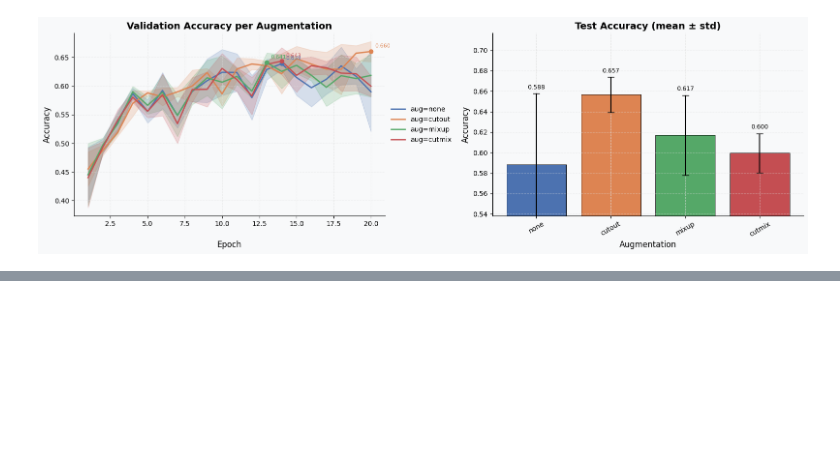
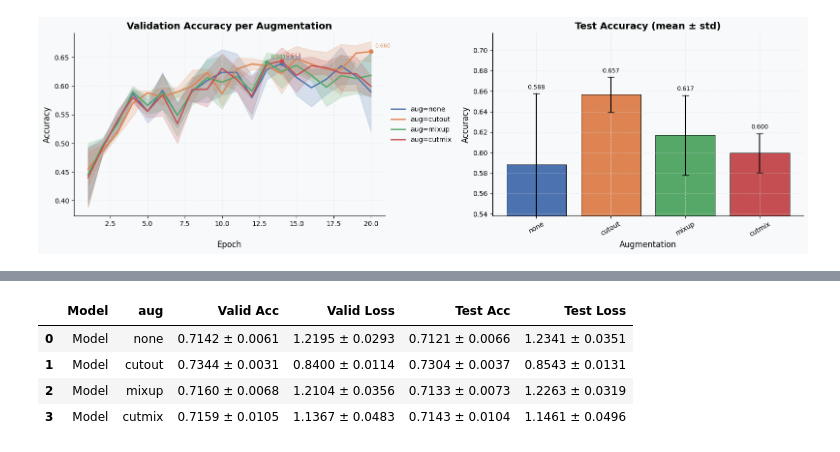
Before and after one commit to nadias03/image-classification-with-CNNs, a Jupyter notebook: experiments/data_augmentation/advanced_data_augmentation.ipynb, the cells around one changed output, grey strips where cells are left out. Cells and saved outputs as stored; diff of their text form; code cells hidden in the pictures; blank space fills up the shorter version.

```diff
--- a/experiments/data_augmentation/advanced_data_augmentation.ipynb
+++ b/experiments/data_augmentation/advanced_data_augmentation.ipynb
@@ -230,0 +284,8 @@ save_results(baseline_adv_aug_results, "aug_results_baseline")
+# %%
+print_summary_table(alexnet_adv_aug_df, hyperparameter="aug")
+# %% [output]
+|  | Model | aug | Valid Acc | Valid Loss | Test Acc | Test Loss |
+| 0 | Model | none | 0.7142 ± 0.0061 | 1.2195 ± 0.0293 | 0.7121 ± 0.0066 | 1.2341 ± 0.0351 |
+| 1 | Model | cutout | 0.7344 ± 0.0031 | 0.8400 ± 0.0114 | 0.7304 ± 0.0037 | 0.8543 ± 0.0131 |
+| 2 | Model | mixup | 0.7160 ± 0.0068 | 1.2104 ± 0.0356 | 0.7133 ± 0.0073 | 1.2263 ± 0.0319 |
+| 3 | Model | cutmix | 0.7159 ± 0.0105 | 1.1367 ± 0.0483 | 0.7143 ± 0.0104 | 1.1461 ± 0.0496 |
```
Also changed, not shown: parts of 8 cells of this notebook, 3 other files.
